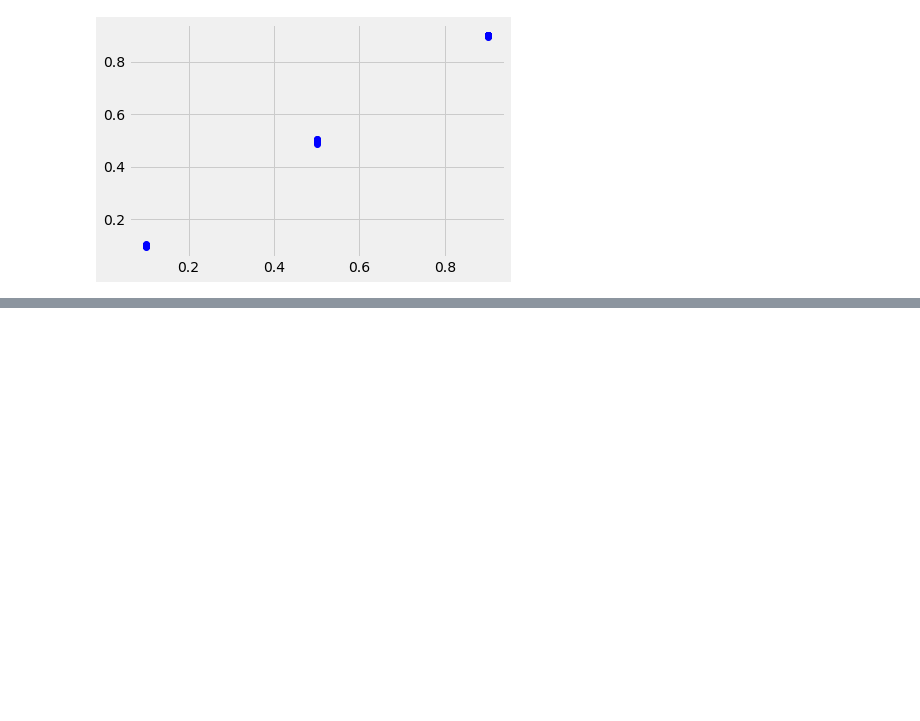
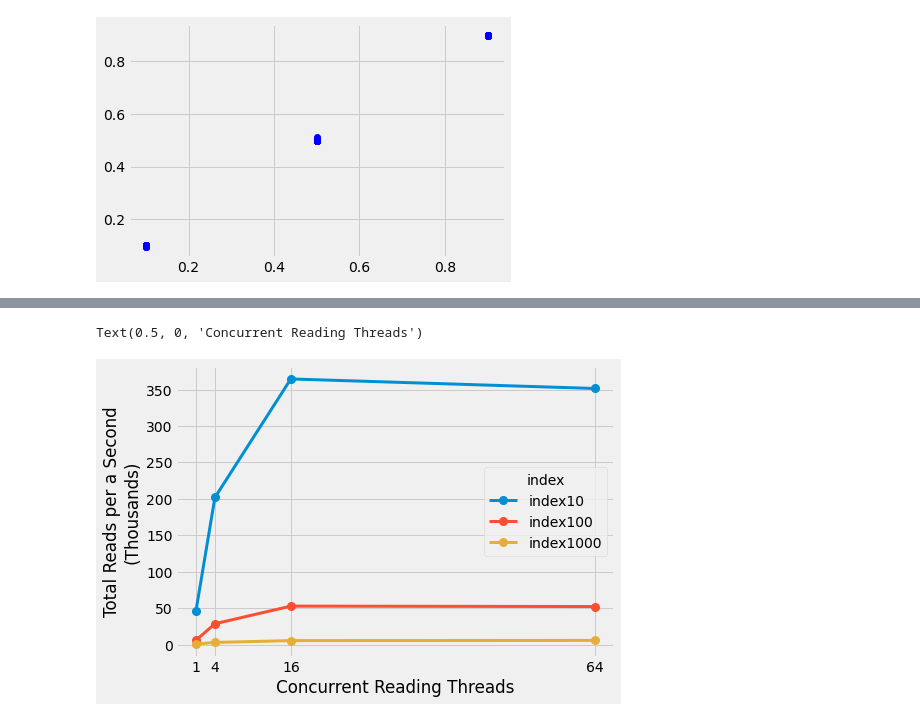
Before and after one commit to DBFromZero/dbf0java, a Jupyter notebook: analysis/benchmark_disk_key_value_readonly.ipynb, the cells around one changed output, grey strips where cells are left out. Drawn from its saved outputs; the diff is of its cells as text; code cells hidden in the pictures; blank space fills up the shorter version.

```diff
--- a/analysis/benchmark_disk_key_value_readonly.ipynb
+++ b/analysis/benchmark_disk_key_value_readonly.ipynb
@@ -65 +67,13 @@ agg
+# %%
+x = agg.reset_index()
+x = x[x['known_key_get_frac'] == 0.5]
+x = x.groupby(['index', 'read_threads'])['50%'].apply(lambda x: x.iloc[0]).unstack().T
+x
+x.plot(lw=3, ms=8, marker='o', figsize=(7, 5))
+plt.xticks([1, 4, 16, 64])
+plt.ylabel('Total Reads per a Second\n(Thousands)')
+plt.xlabel('Concurrent Reading Threads')
+# %% [output]
+Text(0.5, 0, 'Concurrent Reading Threads')
+[figure, added]
 # %%
```
Also changed, not shown: parts of 4 cells of this notebook, 1 other file.
